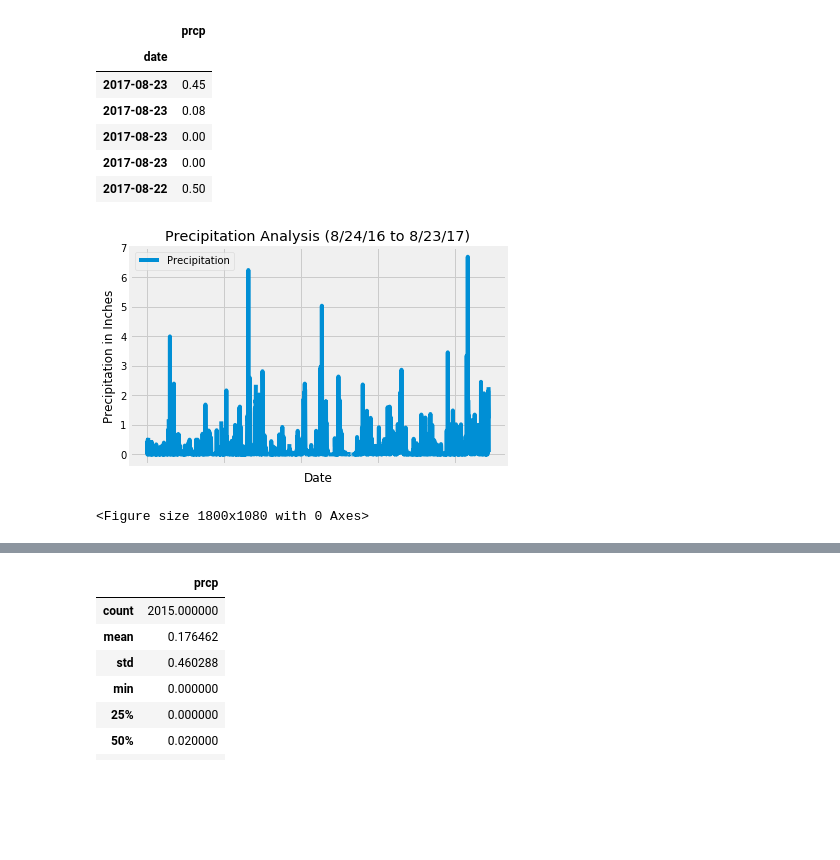
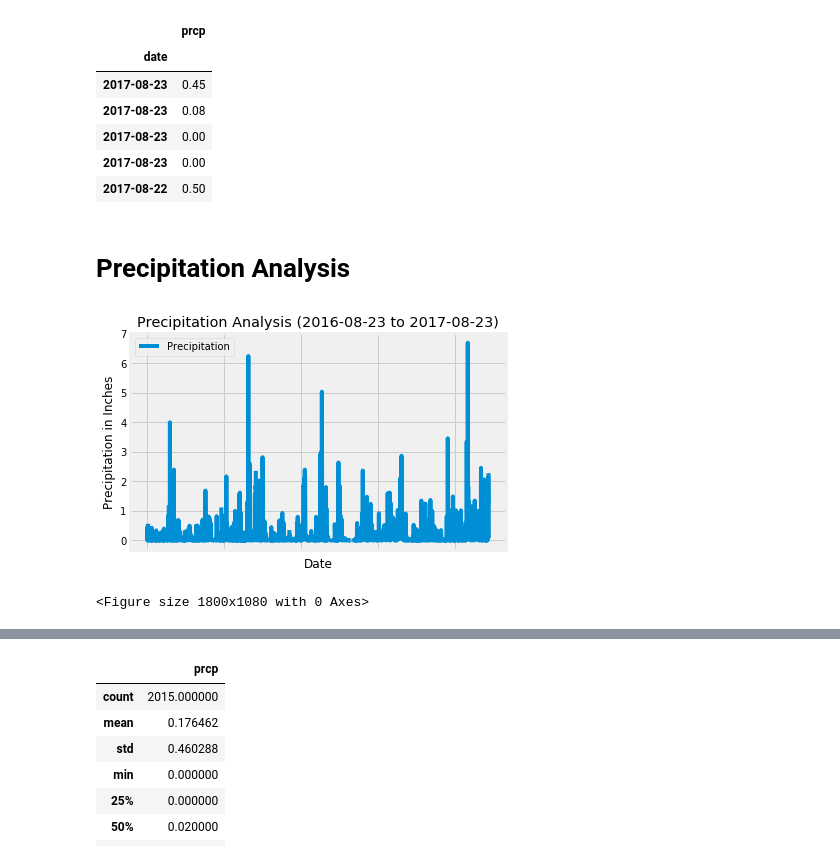
Before and after one commit to Kamran-Wali/HW11-SurfsUp, a Jupyter notebook: climate_analysis.ipynb, the cells around one changed output, grey strips where cells are left out. Drawn from its saved outputs; the diff is of its cells as text; code cells hidden in the pictures; blank space fills up the shorter version.

```diff
--- a/climate_analysis.ipynb
+++ b/climate_analysis.ipynb
@@ -50,13 +50,13 @@ print(last_date)
 # %%
 # Calculate the date 1 year ago from the last data point in the database
 # Last date is 2017-08-23
-last_year = dt.date(2017, 8, 23) - dt.timedelta(days=365)
-print(last_year)
+start_date = dt.date(2017, 8, 23) - dt.timedelta(days=365)
+print(start_date)
 # %% [output]
 2016-08-23
 # %%
 # Perform a query to retrieve the data and precipitation scores
-precipitation = session.query(Measurement.date, Measurement.prcp).filter(Measurement.date > last_year).\
+precipitation = session.query(Measurement.date, Measurement.prcp).filter(Measurement.date > start_date).\
 order_by(Measurement.date).all()
 # %%
 # Save the query results as a Pandas DataFrame and set the index to the date column
@@ -74,18 +74,20 @@ precipitation_df.set_index('date').head()
 | 2017-08-23 | 0.00 |
 | 2017-08-23 | 0.00 |
 | 2017-08-22 | 0.50 |
+# %% [markdown]
+# Precipitation Analysis
 # %%
 # Use Pandas Plotting with Matplotlib to plot the data
 precipitation_df.plot('date', 'prcp')
 plt.xlabel("Date")
 plt.ylabel("Precipitation in Inches")
-plt.title("Precipitation Analysis (8/24/16 to 8/23/17)")
+plt.title("Precipitation Analysis (2016-08-23 to 2017-08-23)")
 plt.legend(["Precipitation"])
 plt.xticks(rotation=45)
 plt.figure(figsize=(25, 15))
 plt.show()
 # %% [output]
-[figure, old version]
+[figure, new version]
 <Figure size 1800x1080 with 0 Axes>
 # %% [markdown]
 ![precipitation](Images/precipitation.png)
```
Also changed, not shown: parts of 8 cells of this notebook, 2 other files.
